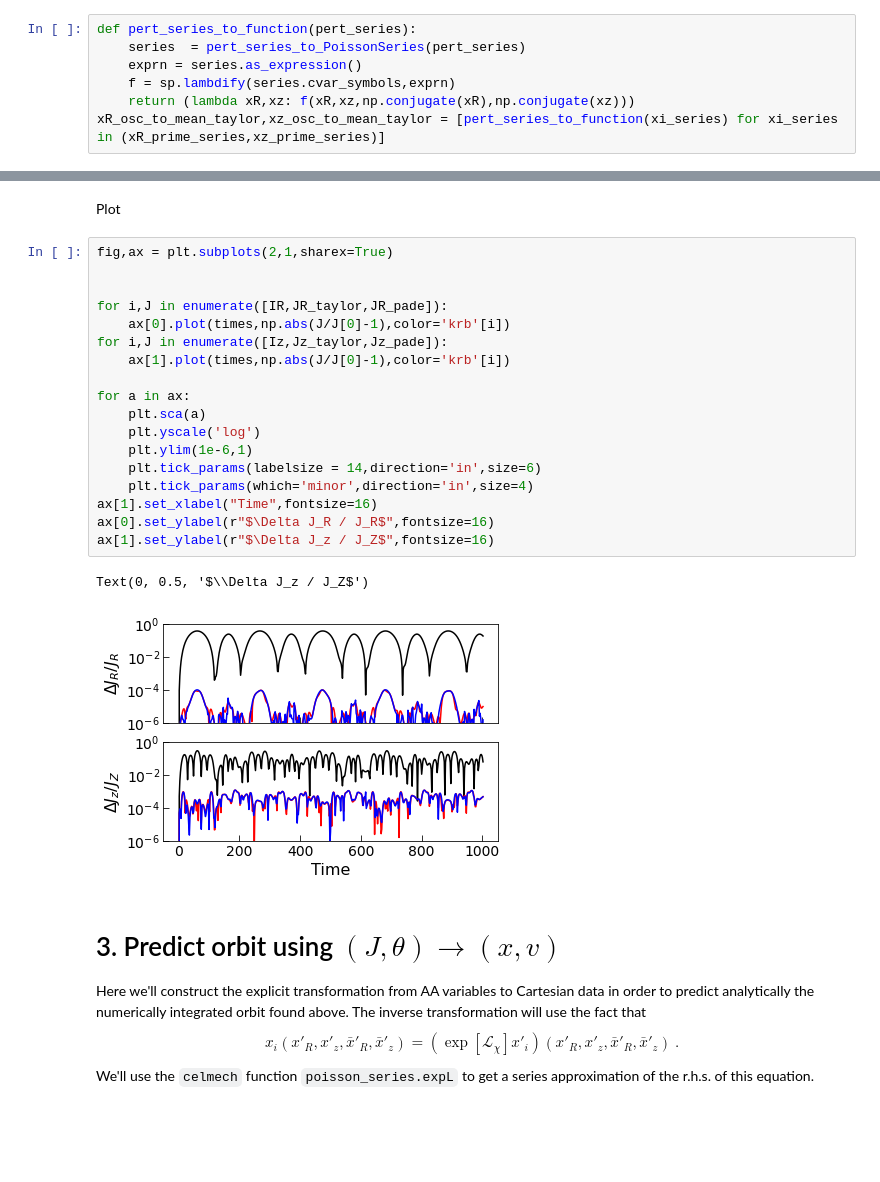
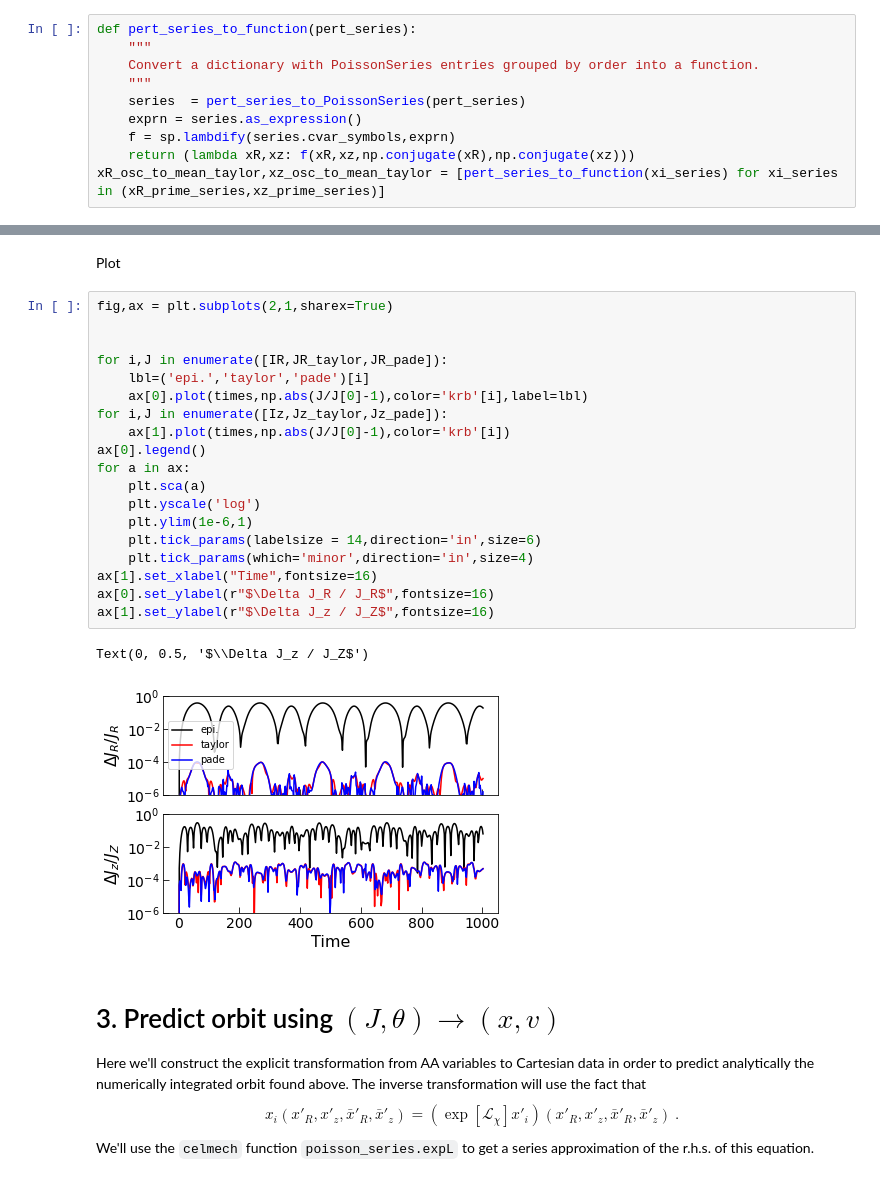
Before and after one commit to shadden/AA_variables_via_Birkhoff_Normalization, a Jupyter notebook: notebooks/Birkhoff_Normalization_Example.ipynb, the cells around one changed output, grey strips where cells are left out. Saved outputs shown, nothing was run; the diff lists cells and outputs as text; blank space fills up the shorter version.

```diff
--- a/notebooks/Birkhoff_Normalization_Example.ipynb
+++ b/notebooks/Birkhoff_Normalization_Example.ipynb
@@ -90,6 +90,9 @@ xR_prime_series,xz_prime_series = [expLinv(xi_series,chi) for xi_series in (xR_s
 We can convert these grouped dictionaries to functions that can be evaluated as functions of input values, $x_R,x_z$
 # %%
 def pert_series_to_function(pert_series):
+    """
+    Convert a dictionary with PoissonSeries entries grouped by order into a function.
+    """
     series  = pert_series_to_PoissonSeries(pert_series)
     exprn = series.as_expression()
     f = sp.lambdify(series.cvar_symbols,exprn)
@@ -149,24 +152,25 @@ Plot
 # %%
 fig,ax = plt.subplots(2,1,sharex=True)
 
 
 for i,J in enumerate([IR,JR_taylor,JR_pade]):
-    ax[0].plot(times,np.abs(J/J[0]-1),color='krb'[i])
+    lbl=('epi.','taylor','pade')[i]
+    ax[0].plot(times,np.abs(J/J[0]-1),color='krb'[i],label=lbl)
 for i,J in enumerate([Iz,Jz_taylor,Jz_pade]):
     ax[1].plot(times,np.abs(J/J[0]-1),color='krb'[i])
-
+ax[0].legend()
 for a in ax:
     plt.sca(a)
     plt.yscale('log')
     plt.ylim(1e-6,1)
     plt.tick_params(labelsize = 14,direction='in',size=6)
     plt.tick_params(which='minor',direction='in',size=4)
 ax[1].set_xlabel("Time",fontsize=16)
 ax[0].set_ylabel(r"$\Delta J_R / J_R$",fontsize=16)
 ax[1].set_ylabel(r"$\Delta J_z / J_Z$",fontsize=16)
 # %% [output]
 Text(0, 0.5, '$\\Delta J_z / J_Z$')
-[figure, old version]
+[figure, new version]
 # %% [markdown]
 # 3. Predict orbit using $(J,\theta)\rightarrow (x,v)$
 Here we'll construct the explicit transformation from AA variables to Cartesian data in order to predict analytically the numerically integrated orbit found above. The inverse transformation will use the fact that
```
Also changed, not shown: parts of 18 cells of this notebook, 1 other file.
